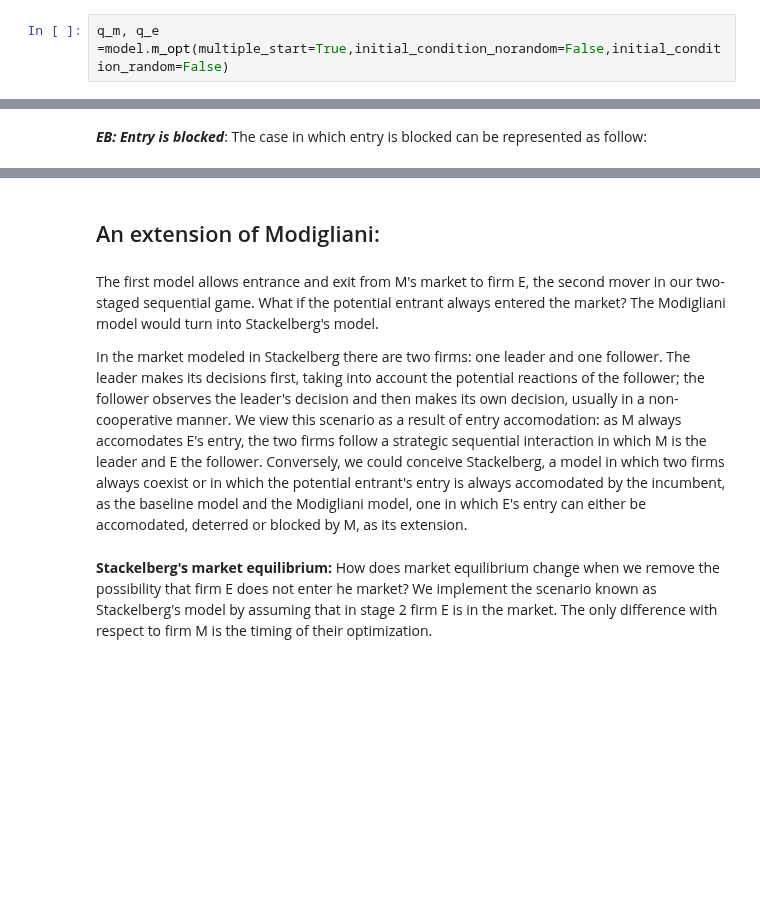
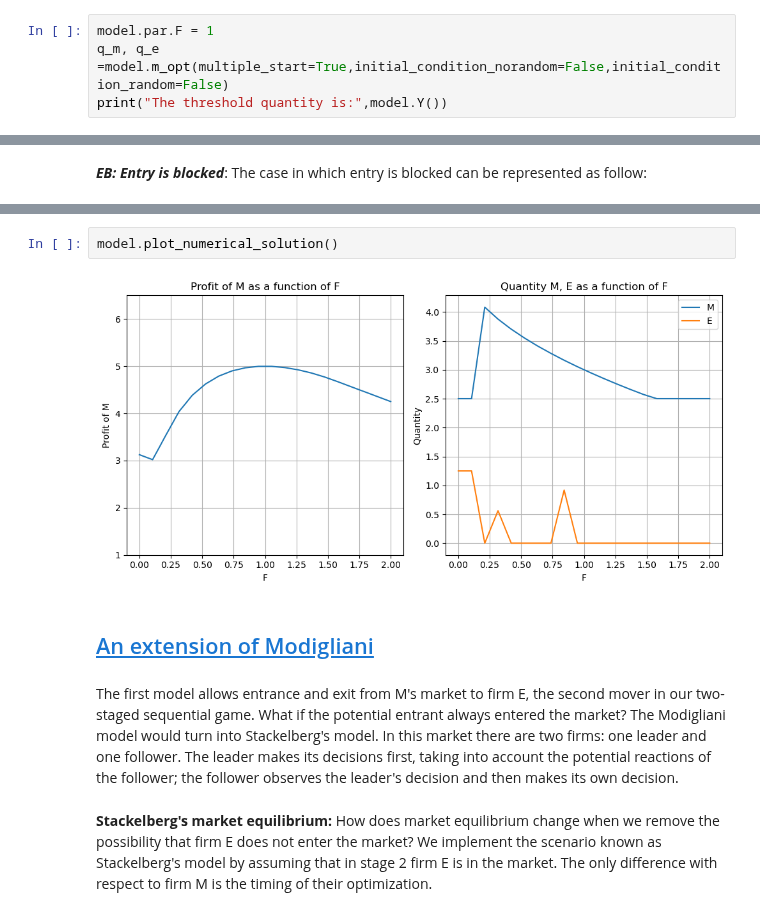
Before and after one commit to NumEconCopenhagen/projects-2024-bolo, a Jupyter notebook: modelproject/EntryExitModel.ipynb, the cells around one changed output, grey strips where cells are left out. Drawn from its saved outputs; the diff is of its cells as text; blank space fills up the shorter version.

```diff
--- a/modelproject/EntryExitModel.ipynb
+++ b/modelproject/EntryExitModel.ipynb
@@ -167,5 +199,7 @@ Equilibium profit for the entrant firm: 0.5625
 # %% [markdown]
 A multiple-start approach, instead, allows the algorithm to converge to our solution (It requires 1 minute and 51 seconds to run).
 # %%
+model.par.F = 1
 q_m, q_e =model.m_opt(multiple_start=True,initial_condition_norandom=False,initial_condition_random=False)
+print("The threshold quantity is:",model.Y())
 # %% [output]
@@ -195,11 +236,14 @@ Entrant does not enter in the market
+# %%
+model.plot_numerical_solution()
+# %% [output]
+[figure, added]
 # %% [markdown]
-## An extension of Modigliani:
+## <a id='toc4_'></a>[ An extension of Modigliani](#toc0_)
 # %% [markdown]
 The first model allows entrance and exit from M's market to firm E, the second mover in our two-staged sequential game. What if the potential entrant always entered the market? The Modigliani model would turn into Stackelberg's model.
-
-In the market modeled in Stackelberg there are two firms: one leader and one follower. The leader makes its decisions first, taking into account the potential reactions of the follower; the follower observes the leader's decision and then makes its own decision, usually in a non-cooperative manner. We view this scenario as a result of entry accomodation: as M always accomodates E's entry, the two firms follow a strategic sequential interaction in which M is the leader and E the follower. Conversely, we could conceive Stackelberg, a model in which two firms always coexist or in which the potential entrant's entry is always accomodated by the incumbent, as the baseline model and the Modigliani model, one in which E's entry can either be accomodated, deterred or blocked by M, as its extension.
+In this market there are two firms: one leader and one follower. The leader makes its decisions first, taking into account the potential reactions of the follower; the follower observes the leader's decision and then makes its own decision.
 # %% [markdown]
-**Stackelberg's market equilibrium:** How does market equilibrium change when we remove the possibility that firm E does not enter he market? We implement the scenario known as Stackelberg's model by assuming that in stage 2 firm E is in the market. The only difference with respect to firm M is the timing of their optimization.
+**Stackelberg's market equilibrium:** How does market equilibrium change when we remove the possibility that firm E does not enter the market? We implement the scenario known as Stackelberg's model by assuming that in stage 2 firm E is in the market. The only difference with respect to firm M is the timing of their optimization.
 # %%
 q_m_ext, q_e_ext = model.m_opt_ext()
 # %% [output]
```
Also changed, not shown: parts of 22 cells of this notebook, 5 other files.
